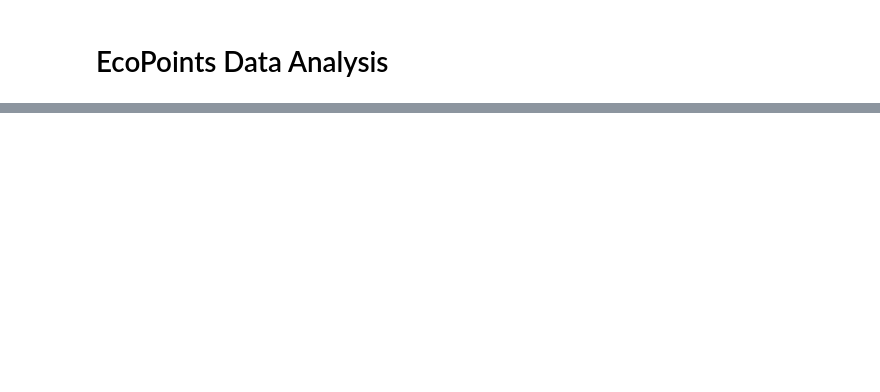
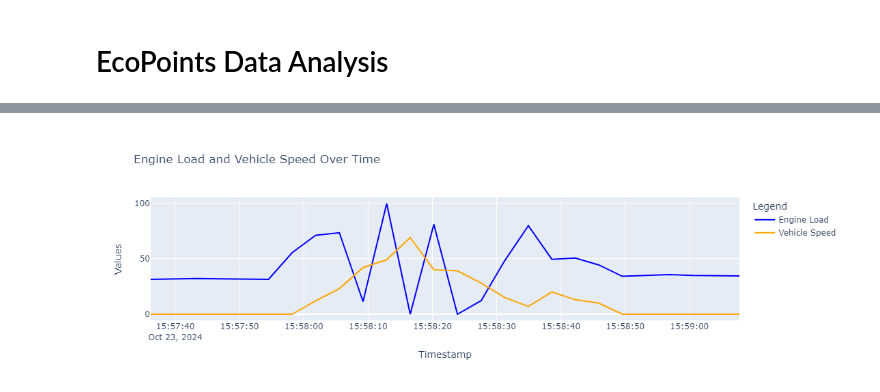
Before and after one commit to 2324-4bhif-syp/2324-4bhif-syp-project-ecopoints, a Jupyter notebook: notebook/DataAnalysis.ipynb, the cells around one changed output, grey strips where cells are left out. Cells and saved outputs as stored; diff of their text form; code cells hidden in the pictures; blank space fills up the shorter version.

```diff
--- a/notebook/DataAnalysis.ipynb
+++ b/notebook/DataAnalysis.ipynb
@@ -82,0 +133,16 @@ plt.grid(True)
+# %%
+loadSpeedFig = go.Figure()
+loadSpeedFig.add_trace(go.Scatter(x=df['timestamp'], y=df['Engine Load'], mode='lines', name='Engine Load', line=dict(color='blue', width=2)))
+loadSpeedFig.add_trace(go.Scatter(x=df['timestamp'], y=df['Vehicle Speed'], mode='lines', name='Vehicle Speed', line=dict(color='orange', width=2)))
+loadSpeedFig.update_layout(
+    title='Engine Load and Vehicle Speed Over Time',
+    xaxis_title='Timestamp',
+    yaxis_title='Values',
+    legend_title='Legend',
+    xaxis=dict(showgrid=True),
+    yaxis=dict(showgrid=True),
+    hovermode='x unified'
+)
+loadSpeedFig.show()
+# %% [output]
+[figure, added]
```
Also changed, not shown: parts of 25 cells of this notebook, 2 other files.
